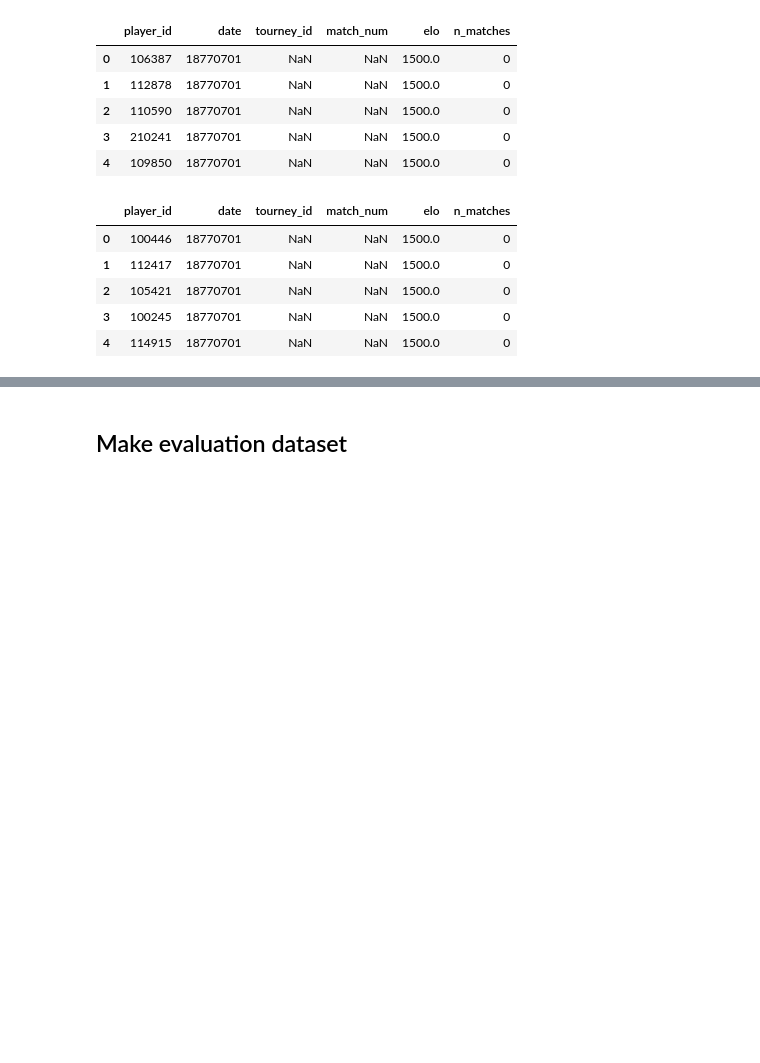
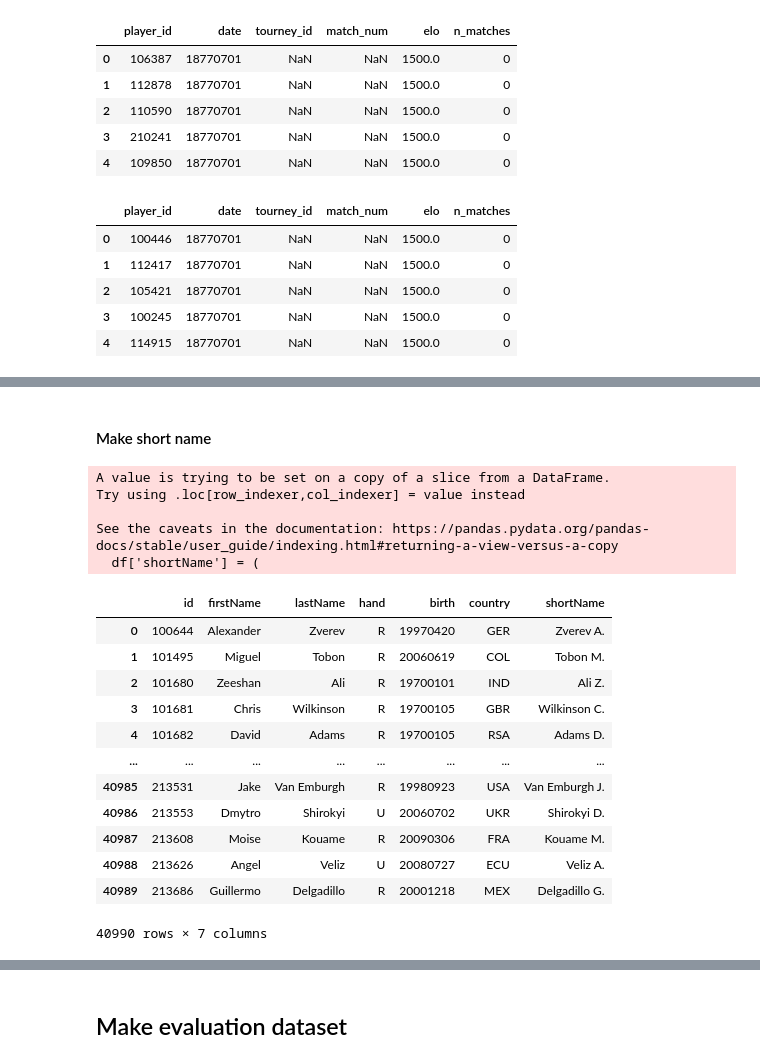
Before and after one commit to p-gourseaud/tennis-predictor, a Jupyter notebook: notebooks/1.1-pg-data-exploration2.ipynb, the cells around one changed output, grey strips where cells are left out. Drawn from its saved outputs; the diff is of its cells as text; code cells hidden in the pictures; blank space fills up the shorter version.

```diff
--- a/notebooks/1.1-pg-data-exploration2.ipynb
+++ b/notebooks/1.1-pg-data-exploration2.ipynb
@@ -282,0 +410,2 @@ df_matches
+# %% [markdown]
+#### Make short name
@@ -282,0 +415,24 @@ df_matches
+# %%
+from tennis_predictor.helpers.odds import make_shortname
+
+df_players_short = make_shortname(df_players_young)
+df_players_short
+# %% [output]
+A value is trying to be set on a copy of a slice from a DataFrame.
+Try using .loc[row_indexer,col_indexer] = value instead
+
+See the caveats in the documentation: https://pandas.pydata.org/pandas-docs/stable/user_guide/indexing.html#returning-a-view-versus-a-copy
+  df['shortName'] = (
+|  | id | firstName | lastName | hand | birth | country | shortName |
+| 0 | 100644 | Alexander | Zverev | R | 19970420 | GER | Zverev A. |
+| 1 | 101495 | Miguel | Tobon | R | 20060619 | COL | Tobon M. |
+| 2 | 101680 | Zeeshan | Ali | R | 19700101 | IND | Ali Z. |
+| 3 | 101681 | Chris | Wilkinson | R | 19700105 | GBR | Wilkinson C. |
+| 4 | 101682 | David | Adams | R | 19700105 | RSA | Adams D. |
+| ... | ... | ... | ... | ... | ... | ... | ... |
+| 40985 | 213531 | Jake | Van Emburgh | R | 19980923 | USA | Van Emburgh J. |
+| 40986 | 213553 | Dmytro | Shirokyi | U | 20060702 | UKR | Shirokyi D. |
+| 40987 | 213608 | Moise | Kouame | R | 20090306 | FRA | Kouame M. |
+| 40988 | 213626 | Angel | Veliz | U | 20080727 | ECU | Veliz A. |
+| 40989 | 213686 | Guillermo | Delgadillo | R | 20001218 | MEX | Delgadillo G. |
+40990 rows × 7 columns
```
Also changed, not shown: parts of 22 cells of this notebook.
